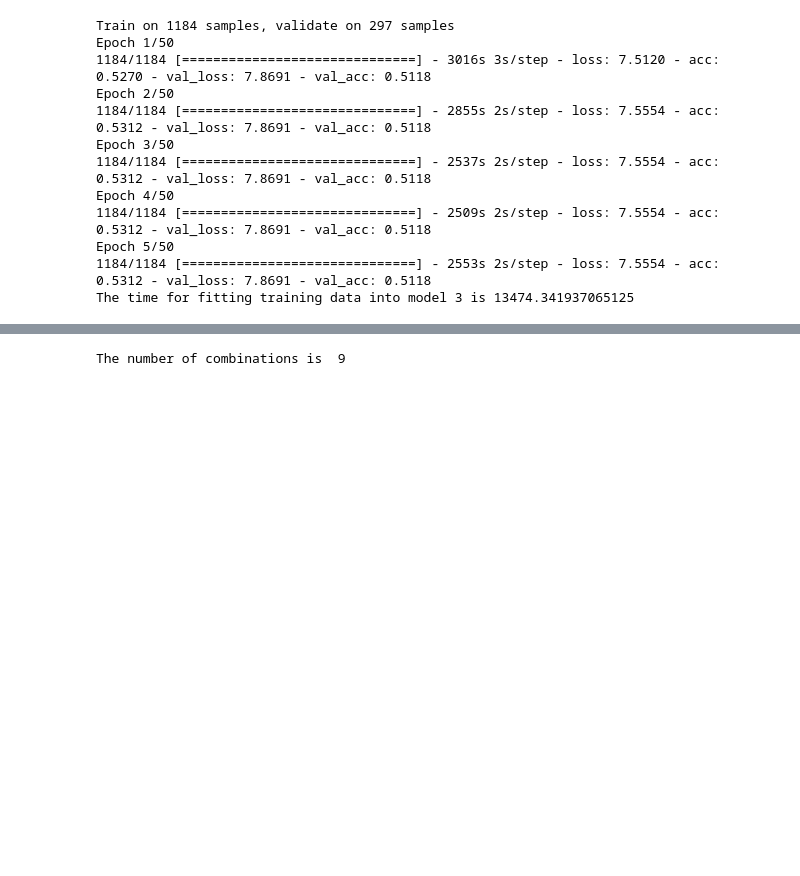
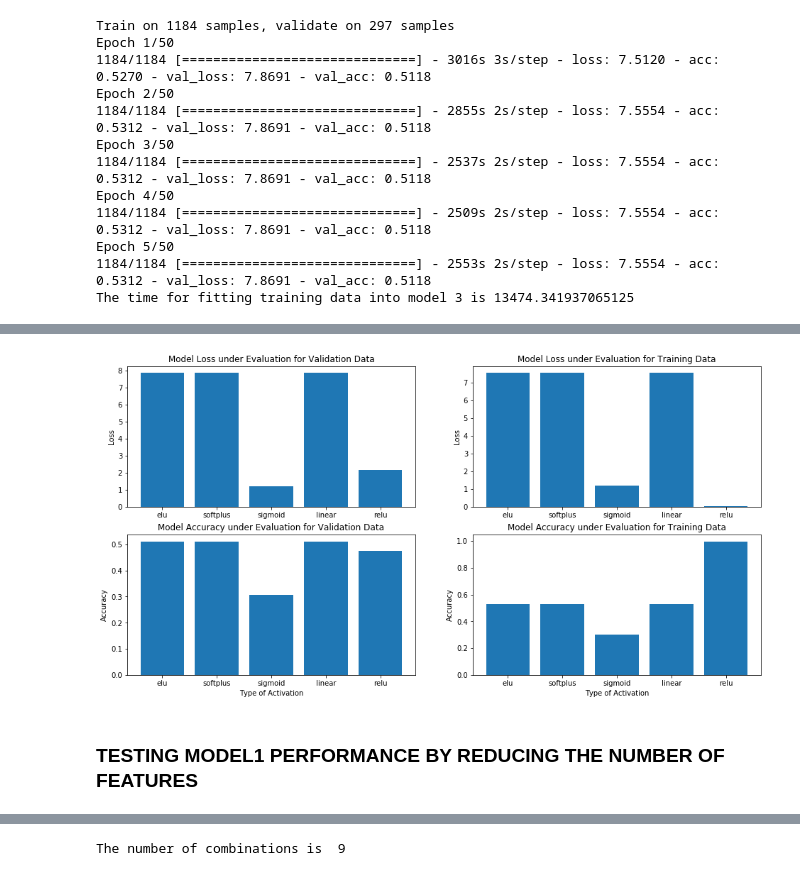
Before and after one commit to HuongIvyNguyen/springboard_datascience, a Jupyter notebook: Capstone_Project1/Capstone1_Model_Selection.ipynb, the cells around one changed output, grey strips where cells are left out. Cells and saved outputs as stored; diff of their text form; code cells hidden in the pictures; blank space fills up the shorter version.

```diff
--- a/Capstone_Project1/Capstone1_Model_Selection.ipynb
+++ b/Capstone_Project1/Capstone1_Model_Selection.ipynb
@@ -278,0 +528,2 @@ The time for fitting training data into model 3 is 13474.341937065125
+# %%
+activation_list = [ 'elu', 'softplus', 'sigmoid', 'linear']
@@ -278,0 +579,9 @@ The time for fitting training data into model 3 is 13474.341937065125
+# %%
+model1_relu_valid_loss, model1_relu_valid_accuracy = model1.evaluate(X_valid, Y_valid)
+model1_relu_train_loss, model1_relu_train_accuracy = model1.evaluate(X_train, Y_train)
+
+new_activation_valid_losses.append(model1_relu_valid_loss)
+new_activation_train_losses.append(model1_relu_train_loss)
+new_activation_valid_accuracies.append(model1_relu_valid_accuracy)
+new_activation_train_accuracies.append(model1_relu_train_accuracy)
+activation_list.append('relu')
@@ -278,0 +591,25 @@ The time for fitting training data into model 3 is 13474.341937065125
+# %%
+fig3 = plt.figure(figsize=(16,8))
+ax1 = fig3.add_subplot(2,2,1)
+ax1.bar(activation_list, new_activation_valid_losses, label='validation')
+ax2 = fig3.add_subplot(2,2,2)
+ax2.bar(activation_list, new_activation_train_losses, label='training')
+ax1.set_ylabel('Loss')
+ax1.set_title('Model Loss under Evaluation for Validation Data')
+ax2.set_ylabel('Loss')
+ax2.set_title('Model Loss under Evaluation for Training Data')
+
+ax3= fig3.add_subplot(2,2,3)
+ax3.bar(activation_list, new_activation_valid_accuracies, label='validation')
+ax4= fig3.add_subplot(2,2,4)
+ax4.bar(activation_list, new_activation_train_accuracies, label='training')
+ax3.set_xlabel('Type of Activation')
+ax3.set_ylabel('Accuracy')
+ax3.set_title('Model Accuracy under Evaluation for Validation Data')
+ax4.set_xlabel('Type of Activation')
+ax4.set_ylabel('Accuracy')
+ax4.set_title('Model Accuracy under Evaluation for Training Data')
+# %% [output]
+[figure, added]
+# %% [markdown]
+### TESTING MODEL1 PERFORMANCE BY REDUCING THE NUMBER OF FEATURES
```
Also changed, not shown: parts of 47 cells of this notebook.
